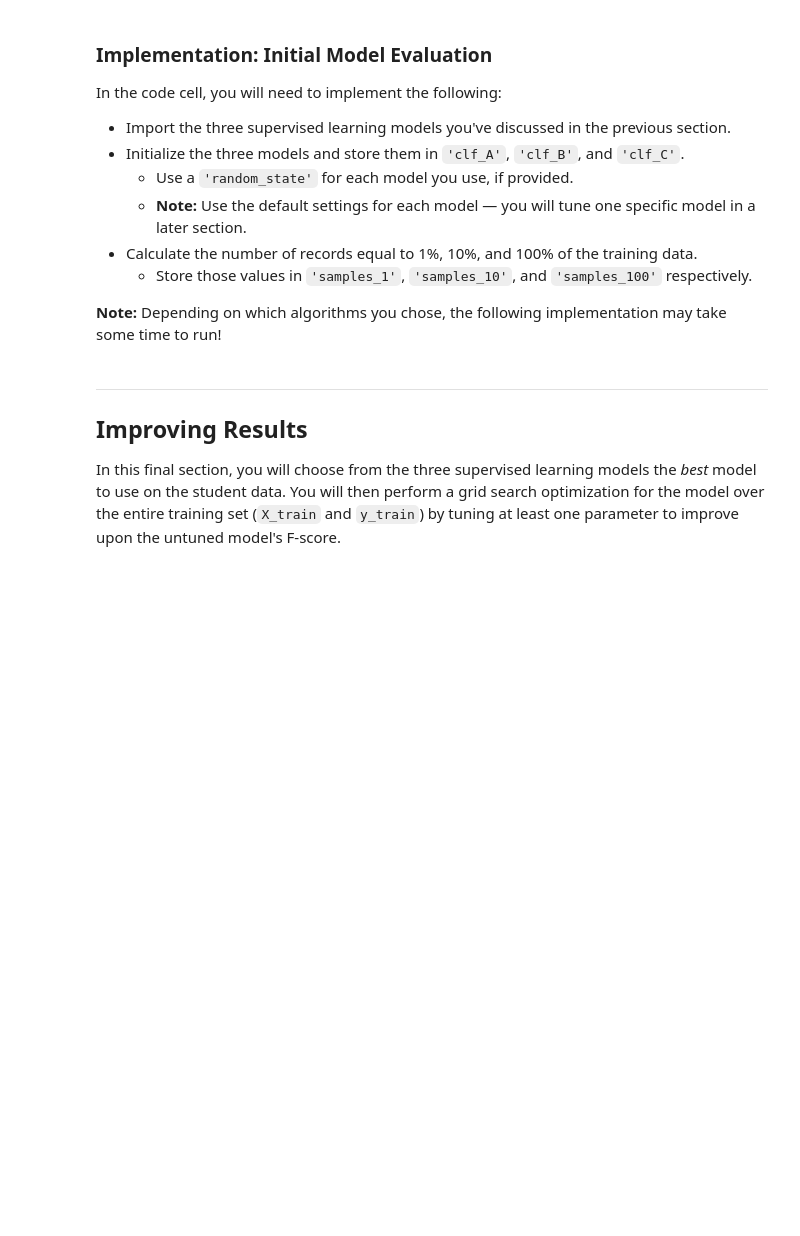
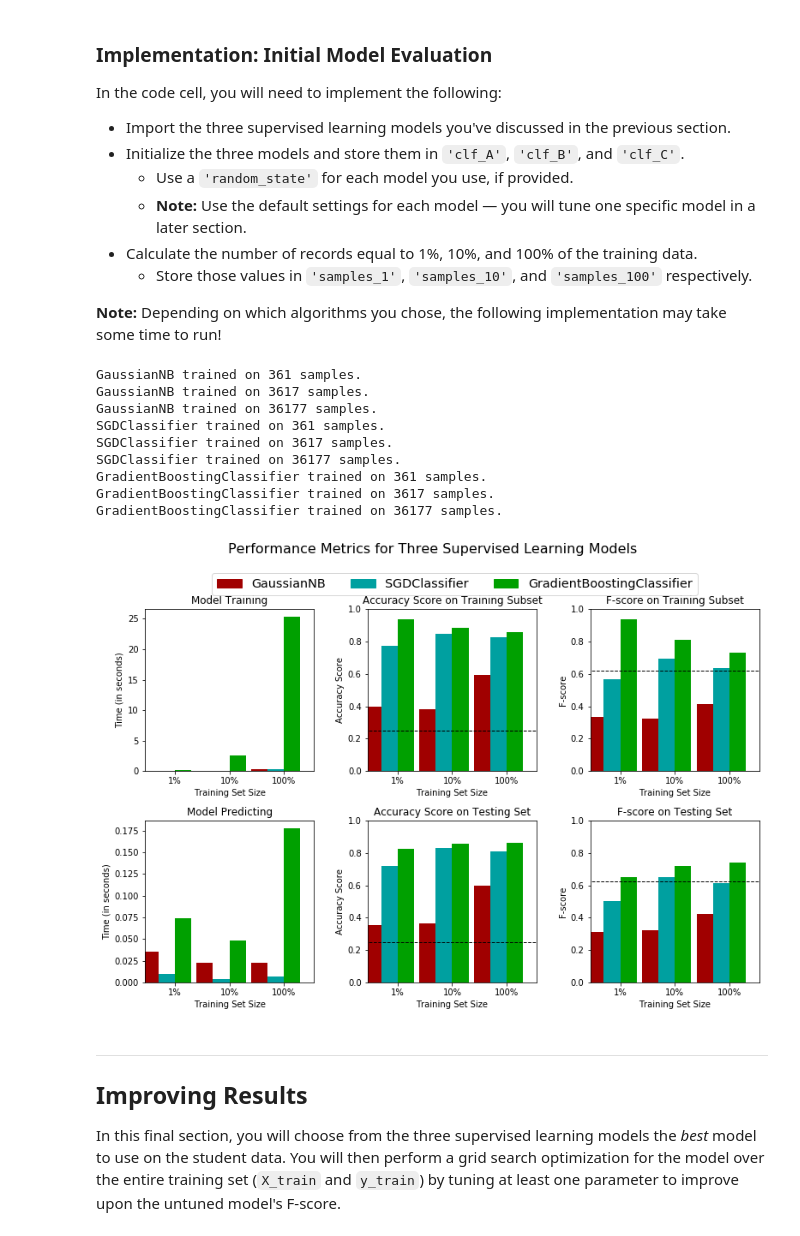
Before and after one commit to loeiten/finding_donors, a Jupyter notebook: finding_donors.ipynb, the cells around one changed output. Cells and saved outputs as stored; diff of their text form; code cells hidden in the pictures; blank space fills up the shorter version.

```diff
--- a/finding_donors.ipynb
+++ b/finding_donors.ipynb
@@ -475,32 +503,46 @@ In the code cell, you will need to implement the following:
 
 **Note:** Depending on which algorithms you chose, the following implementation may take some time to run!
 # %%
-# TODO: Import the three supervised learning models from sklearn
+# Import the three supervised learning models from sklearn
+from sklearn.naive_bayes import GaussianNB
+from sklearn.linear_model import SGDClassifier
+from sklearn.ensemble import GradientBoostingClassifier
 
-# TODO: Initialize the three models
-clf_A = None
-clf_B = None
-clf_C = None
+# Initialize the three models
+clf_A = GaussianNB()
+clf_B = SGDClassifier(random_state = 0) # Default intialization (with exception of the random_state)
+clf_C = GradientBoostingClassifier(random_state = 0) # Default intialization
 
-# TODO: Calculate the number of samples for 1%, 10%, and 100% of the training data
-# HINT: samples_100 is the entire training set i.e. len(y_train)
+# Calculate the number of samples for 1%, 10%, and 100% of the training data
+# samples_100 is the entire training set i.e. len(y_train)
 # HINT: samples_10 is 10% of samples_100
 # HINT: samples_1 is 1% of samples_100
-samples_100 = None
-samples_10 = None
-samples_1 = None
+samples_100 = len(y_train)
+samples_10 = int(samples_100*0.1)
+samples_1 = int(samples_100*0.01)
 
 # Collect results on the learners
 results = {}
 for clf in [clf_A, clf_B, clf_C]:
     clf_name = clf.__class__.__name__
     results[clf_name] = {}
     for i, samples in enumerate([samples_1, samples_10, samples_100]):
         results[clf_name][i] = \
         train_predict(clf, samples, X_train, y_train, X_test, y_test)
 
 # Run metrics visualization for the three supervised learning models chosen
 vs.evaluate(results, accuracy, fscore)
+# %% [output]
+GaussianNB trained on 361 samples.
+GaussianNB trained on 3617 samples.
+GaussianNB trained on 36177 samples.
+SGDClassifier trained on 361 samples.
+SGDClassifier trained on 3617 samples.
+SGDClassifier trained on 36177 samples.
+GradientBoostingClassifier trained on 361 samples.
+GradientBoostingClassifier trained on 3617 samples.
+GradientBoostingClassifier trained on 36177 samples.
+[figure, added]
 # %% [markdown]
 ----
 ## Improving Results
```
Also changed, not shown: parts of 26 cells of this notebook, 1 other file.
